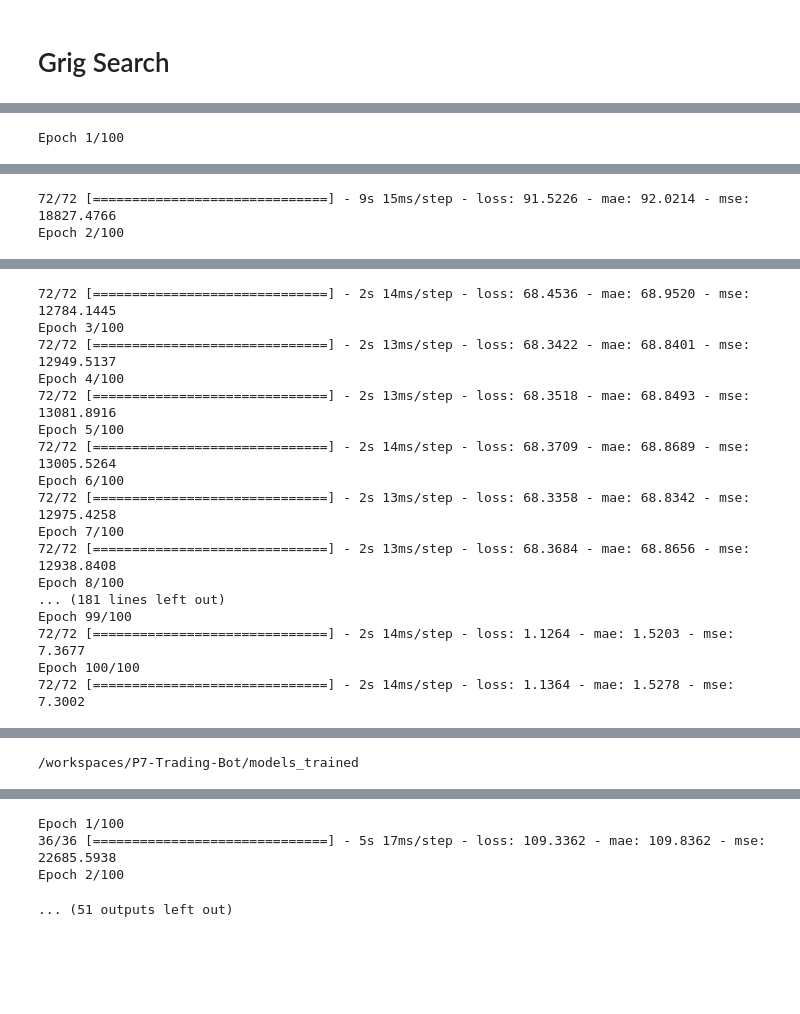
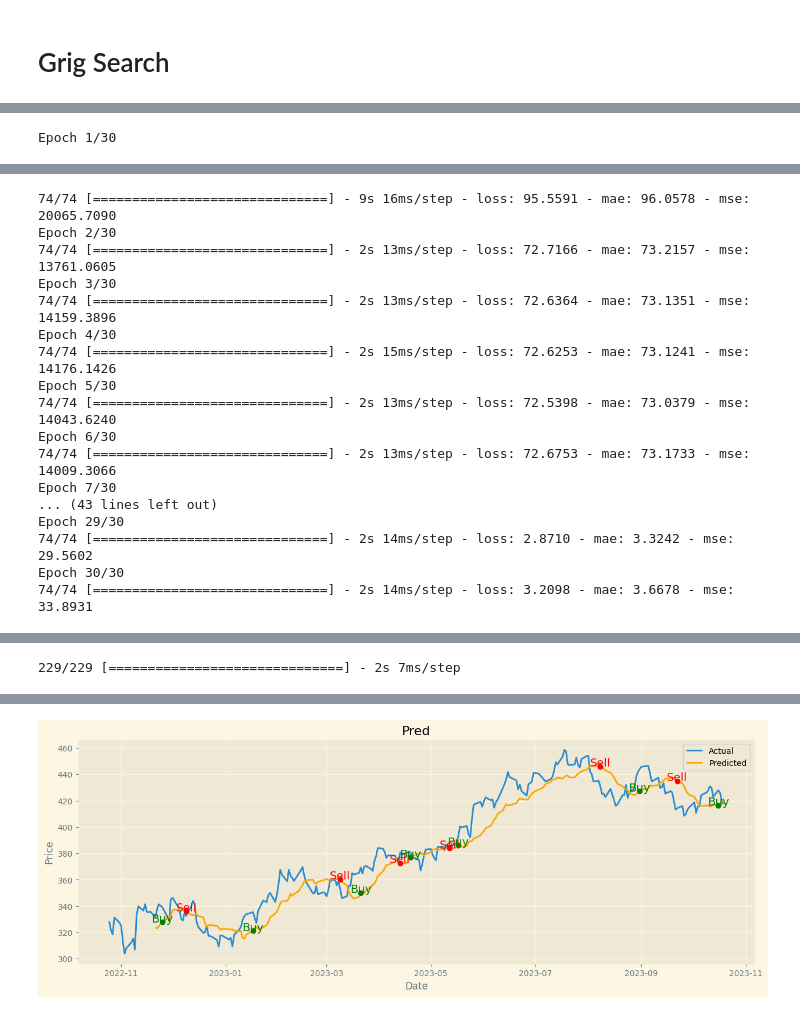
Before and after one commit to Folongton/p7-trading-bot, a Jupyter notebook: src/models_run/_TRAIN_LSTM_NFeatures.ipynb, the cells around one changed output, grey strips where cells are left out. Drawn from its saved outputs; the diff is of its cells as text; code cells hidden in the pictures; blank space fills up the shorter version.

```diff
--- a/src/models_run/_TRAIN_LSTM_NFeatures.ipynb
+++ b/src/models_run/_TRAIN_LSTM_NFeatures.ipynb
@@ -20,7 +20,7 @@ config = {
         'key_volume': 'Volume',
     },
     'data': {
-        'test_size': 0.07,
+        'test_size': 0.05,
     },
     'model': {
         'name': 'LSTM',
@@ -58,5 +69,5 @@ model = tf.keras.models.Sequential([
 
 # model.save_weights(f'{Env.PROJECT_ROOT}/models_trained/keep/my_model_weights.h5')
 grid_search_service = TFMTS(model, config)
-grid_search_service.grid_search(logger, verbose=True)
+grid_search_service.grid_search(logger, verbose=False)
 # %% [output]
@@ -80 +91 @@ Your kernel may have been built without NUMA support.
-Epoch 1/100
+Epoch 1/30
@@ -86,2 +97,17 @@ Epoch 1/100
-72/72 [==============================] - 9s 15ms/step - loss: 91.5226 - mae: 92.0214 - mse: 18827.4766
-Epoch 2/100
+74/74 [==============================] - 9s 16ms/step - loss: 95.5591 - mae: 96.0578 - mse: 20065.7090
+Epoch 2/30
+74/74 [==============================] - 2s 13ms/step - loss: 72.7166 - mae: 73.2157 - mse: 13761.0605
+Epoch 3/30
+74/74 [==============================] - 2s 13ms/step - loss: 72.6364 - mae: 73.1351 - mse: 14159.3896
+Epoch 4/30
+74/74 [==============================] - 2s 15ms/step - loss: 72.6253 - mae: 73.1241 - mse: 14176.1426
+Epoch 5/30
+74/74 [==============================] - 2s 13ms/step - loss: 72.5398 - mae: 73.0379 - mse: 14043.6240
+Epoch 6/30
+74/74 [==============================] - 2s 13ms/step - loss: 72.6753 - mae: 73.1733 - mse: 14009.3066
+Epoch 7/30
+... (43 lines left out)
+Epoch 29/30
+74/74 [==============================] - 2s 14ms/step - loss: 2.8710 - mae: 3.3242 - mse: 29.5602
+Epoch 30/30
+74/74 [==============================] - 2s 14ms/step - loss: 3.2098 - mae: 3.6678 - mse: 33.8931
@@ -90,17 +131 @@ Epoch 2/100
-72/72 [==============================] - 2s 14ms/step - loss: 68.4536 - mae: 68.9520 - mse: 12784.1445
-Epoch 3/100
-72/72 [==============================] - 2s 13ms/step - loss: 68.3422 - mae: 68.8401 - mse: 12949.5137
-Epoch 4/100
-72/72 [==============================] - 2s 13ms/step - loss: 68.3518 - mae: 68.8493 - mse: 13081.8916
-Epoch 5/100
-72/72 [==============================] - 2s 14ms/step - loss: 68.3709 - mae: 68.8689 - mse: 13005.5264
-Epoch 6/100
-72/72 [==============================] - 2s 13ms/step - loss: 68.3358 - mae: 68.8342 - mse: 12975.4258
-Epoch 7/100
-72/72 [==============================] - 2s 13ms/step - loss: 68.3684 - mae: 68.8656 - mse: 12938.8408
-Epoch 8/100
-... (181 lines left out)
-Epoch 99/100
-72/72 [==============================] - 2s 14ms/step - loss: 1.1264 - mae: 1.5203 - mse: 7.3677
-Epoch 100/100
-72/72 [==============================] - 2s 14ms/step - loss: 1.1364 - mae: 1.5278 - mse: 7.3002
+229/229 [==============================] - 2s 7ms/step
@@ -142 +149,0 @@ dtype: object
-/workspaces/P7-Trading-Bot/models_trained
@@ -160,4 +150 @@ dtype: object
-Epoch 1/100
-36/36 [==============================] - 5s 17ms/step - loss: 109.3362 - mae: 109.8362 - mse: 22685.5938
-Epoch 2/100
-... (51 outputs left out)
+[figure, added]
```
Also changed, not shown: parts of 3 cells of this notebook, 9 other files.
